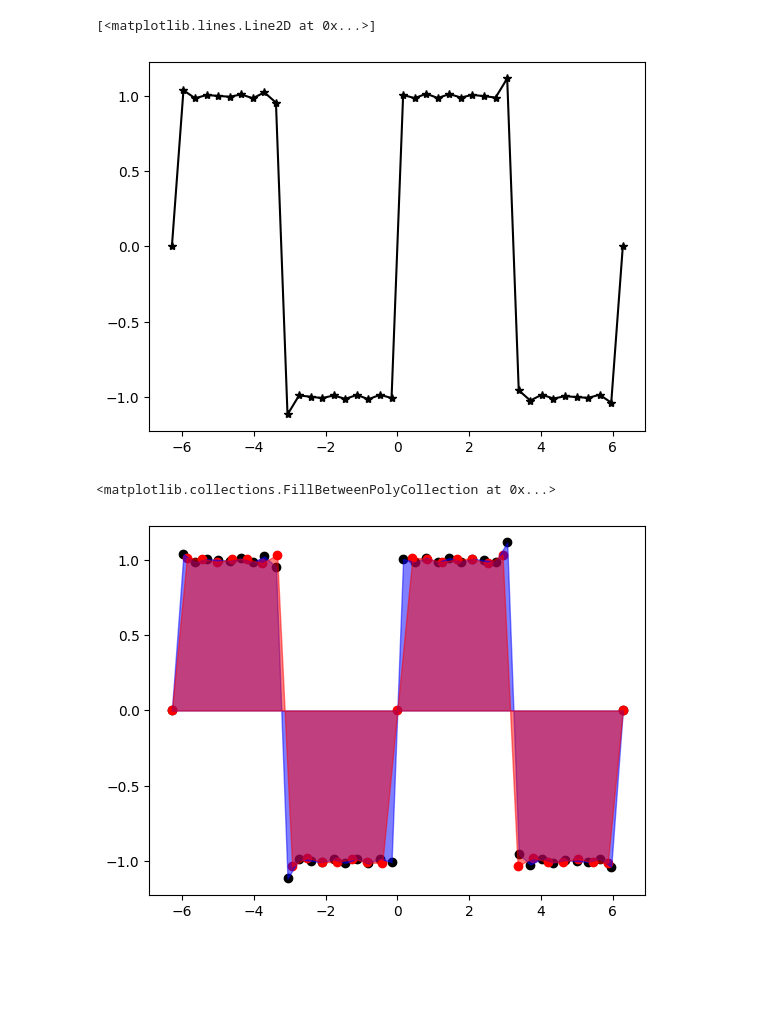
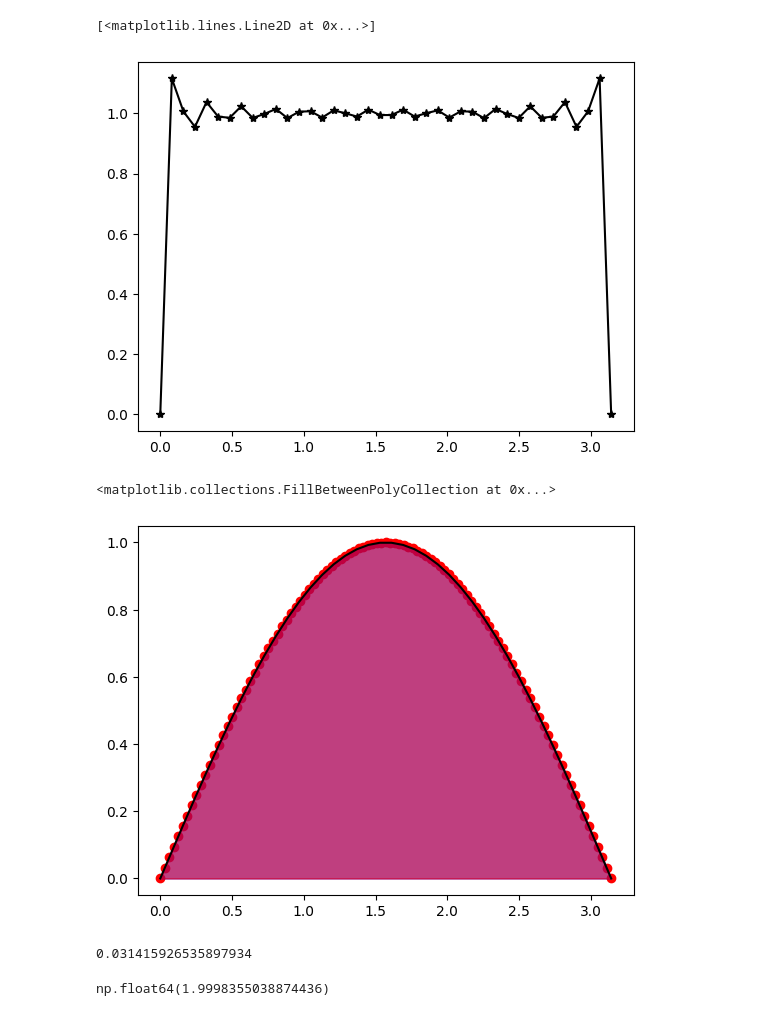
Before and after one commit to asegura4488/MetodosComputacionalesI2025, a Jupyter notebook: Semana6/Integracion.ipynb, the cells around one changed output. Drawn from its saved outputs; the diff is of its cells as text; code cells hidden in the pictures; blank space fills up the shorter version.

```diff
--- a/Semana6/Integracion.ipynb
+++ b/Semana6/Integracion.ipynb
@@ -15,7 +15,8 @@ def fourier(x,N):
   return y
 # %%
 f = lambda x: np.sin(x)
-x = np.linspace(-2*np.pi,2*np.pi,40)
+#f = lambda x: np.exp(x)
+x = np.linspace(-0*np.pi,np.pi,40)
 y = f(x)
 modos = 50
 y = fourier(x,modos)
@@ -23,18 +24,19 @@ y = fourier(x,modos)
 plt.plot(x,y,'.-',marker='*',color='k')
 # %% [output]
 [<matplotlib.lines.Line2D at 0x...>]
-[figure, old version]
+[figure, new version]
 # %%
-N = 30 # Controlamos el numero de trapecios
-x1 = np.linspace(-2*np.pi, 2*np.pi, N+1)
-y1 = fourier(x1,modos)
+N = 100 # Controlamos el numero de trapecios
+x1 = np.linspace(-0*np.pi, 1*np.pi, N+1)
+#y1 = fourier(x1,modos)
+y1 = f(x1)
 yp = np.interp(x1,x1,y1)
 # %%
-plt.scatter(x,y,color='k')
+plt.plot(x,y,color='k')
 plt.scatter(x1,yp,color='r')
 plt.fill_between(x,y,color='b',alpha=0.5)
-plt.fill_between(x1,yp,color='r',alpha=0.5)
+plt.fill_between(x1,y1,color='r',alpha=0.5)
 #plt.yscale('log')
 # %% [output]
 <matplotlib.collections.FillBetweenPolyCollection at 0x...>
-[figure, old version]
+[figure, new version]
@@ -40,0 +69,5 @@ plt.fill_between(x1,yp,color='r',alpha=0.5)
+# %%
+Integrador1.GetIntegral()
+# %% [output]
+0.031415926535897934
+np.float64(1.9998355038874436)
```
Also changed, not shown: parts of 10 cells of this notebook.
